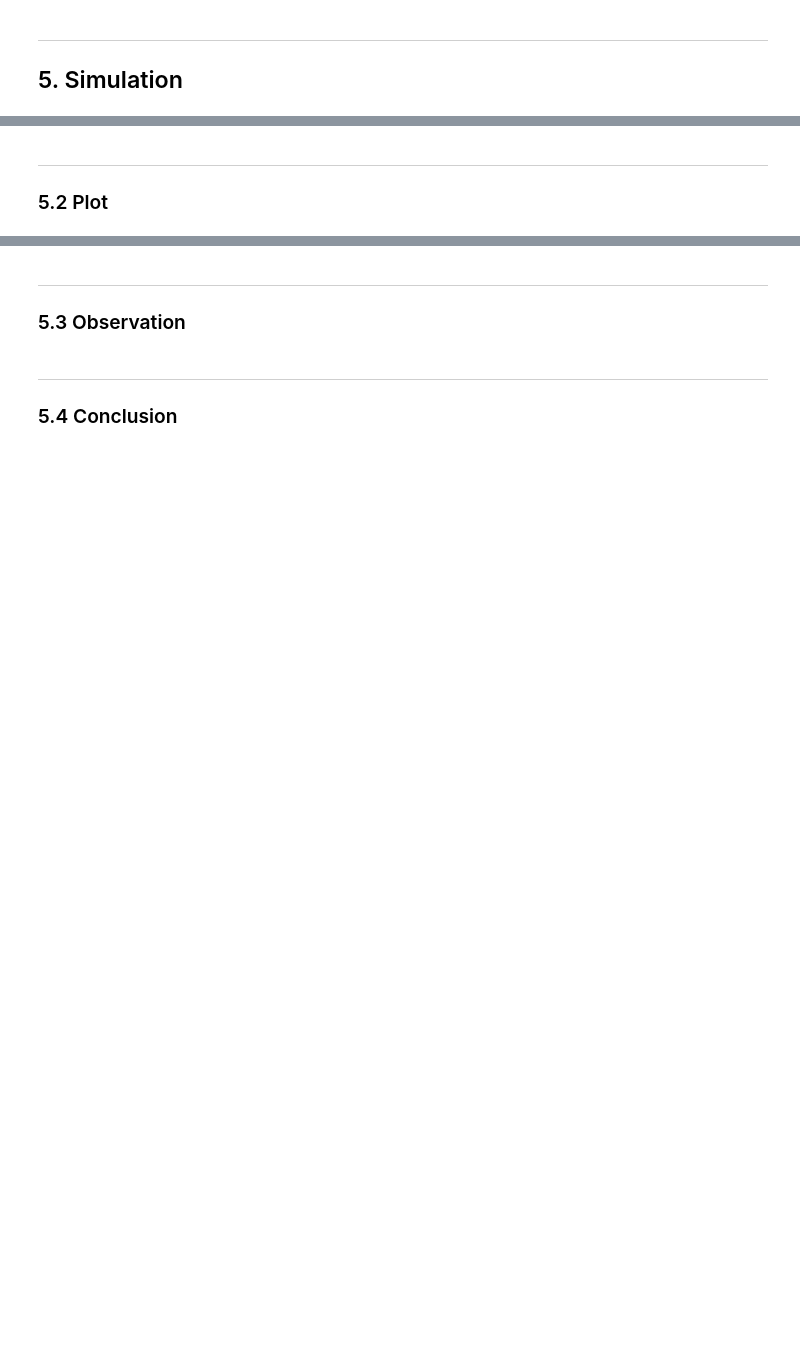
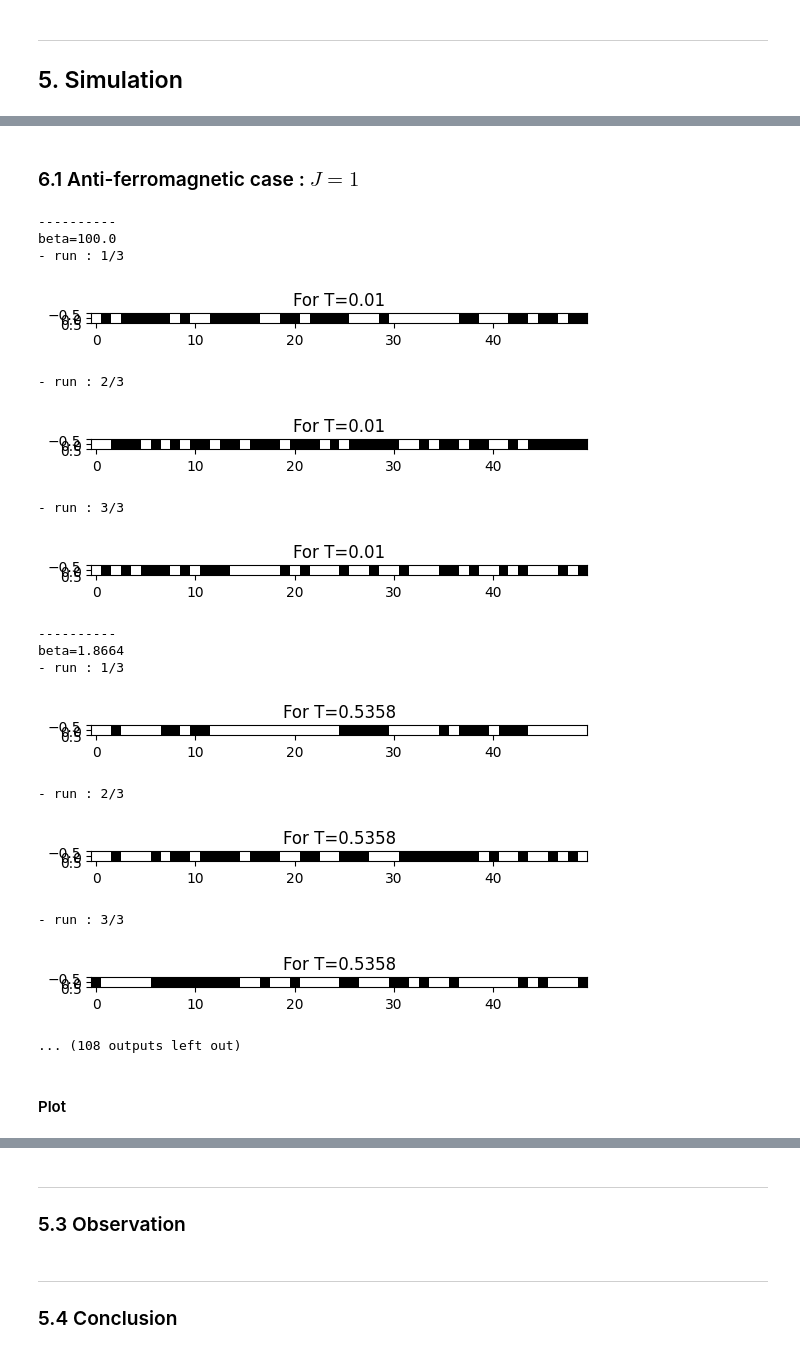
Before and after one commit to TheoHUETQC/monte-carlo, a Jupyter notebook: stochastic_series_expansion_qmc.ipynb, the cells around one changed output, grey strips where cells are left out. Cells and saved outputs as stored; diff of their text form; code cells hidden in the pictures; blank space fills up the shorter version.

```diff
--- a/stochastic_series_expansion_qmc.ipynb
+++ b/stochastic_series_expansion_qmc.ipynb
@@ -401,7 +401,7 @@ We previously assumed spin values of $\pm 1$ for the efficiency, but as our phys
 Pour notre projet nous calculerons ces valeurs par spin donc elles seront divisé par L
 # %%
 def compute_energy(n:list)->float:
-    return -np.mean(n) / (beta*L) + (J/4) # la constante de décalage
+    return -np.mean(n) / (beta*L) # (J/4) # la constante de décalage
 
 def compute_magnetisation(spins:np.ndarray)->float:
     S = 0.5 # cause we take |spins| = 1
@@ -554,0 +540,5 @@ def compute_specific_heat_theoric_ferro(T:np.ndarray) -> np.ndarray:
+# %%
+def plot_chain(spins : np.ndarray, T : float) :
+    plt.title(f"For T={round(T, 4)}")
+    plt.imshow(spins.reshape(1,len(spins)), cmap="gray")
+    plt.show()
@@ -567,6 +575,8 @@ def simulation(N_sweeps:int) :
         links = compute_link_list(op_string, M)
         loop_update(spins, op_string, links, M)
 
+        # assert n == np.count_nonzero(op_string+1) # -> True
+
         if n > 0.9 * M: # update M because we need M > n
             new_M = int(1.5 * M)
 
@@ -576,10 +586,11 @@ def simulation(N_sweeps:int) :
             op_string = new_op_string
             M = new_M
 
-        if step > N_thermalisation(N_sweeps):
+        if step > N_thermalization(N_sweeps):
             n_list.append(n)
             magnetisation_list.append(compute_magnetisation(spins))
             M_list.append(M)
 
+    plot_chain(spins, 1/beta)
     return n_list, magnetisation_list, M_list
 # %% [markdown]
@@ -656,5 +739,34 @@ beta=0.1
+# %%
+Nt = 1000
+n_runs = 3
+
+Ti = 0.01
+Tf = 10
+temp_list = np.linspace(Ti, Tf, 20)
+# %% [markdown]
+### 6.1 Anti-ferromagnetic case : $J=1$
+# %%
+J = 1.
+
+energy_list, e_error, magnetisation_list, m_error, susceptibility_list, s_error, specific_heat_list, c_error, n_list, n_error, M_list, M_error = simulation_temperature_range(temp_list, Nt, n_runs)
+# %% [output]
+----------
+beta=100.0
+- run : 1/3
+[figure, added]
+- run : 2/3
+[figure, added]
+- run : 3/3
+[figure, added]
+----------
+beta=1.8664
+- run : 1/3
+[figure, added]
+- run : 2/3
+[figure, added]
+- run : 3/3
+[figure, added]
+... (108 outputs left out)
 # %% [markdown]
----
-
-### 5.2 Plot
+#### Plot
 # %%
```
Also changed, not shown: parts of 28 cells of this notebook.
